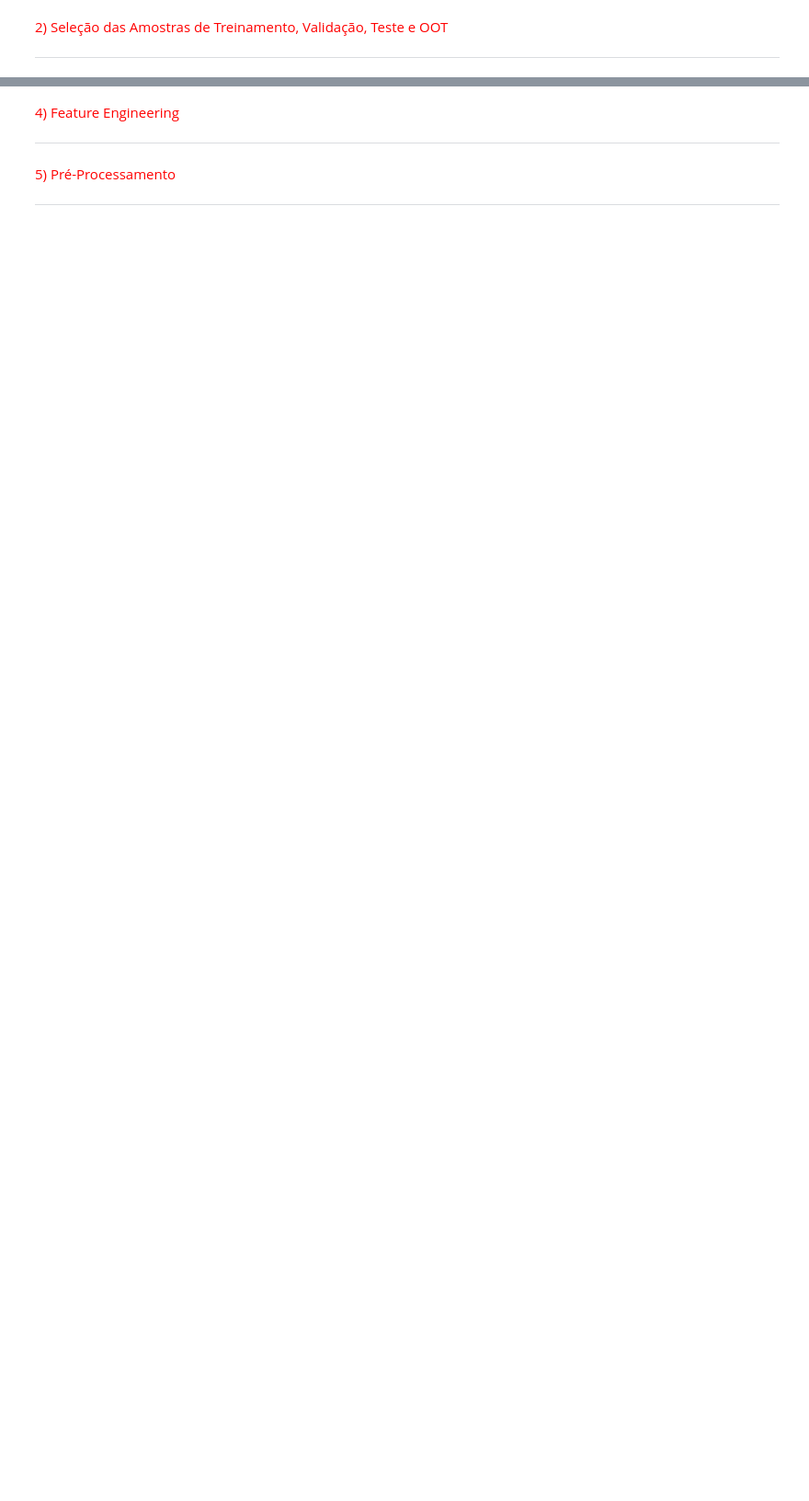
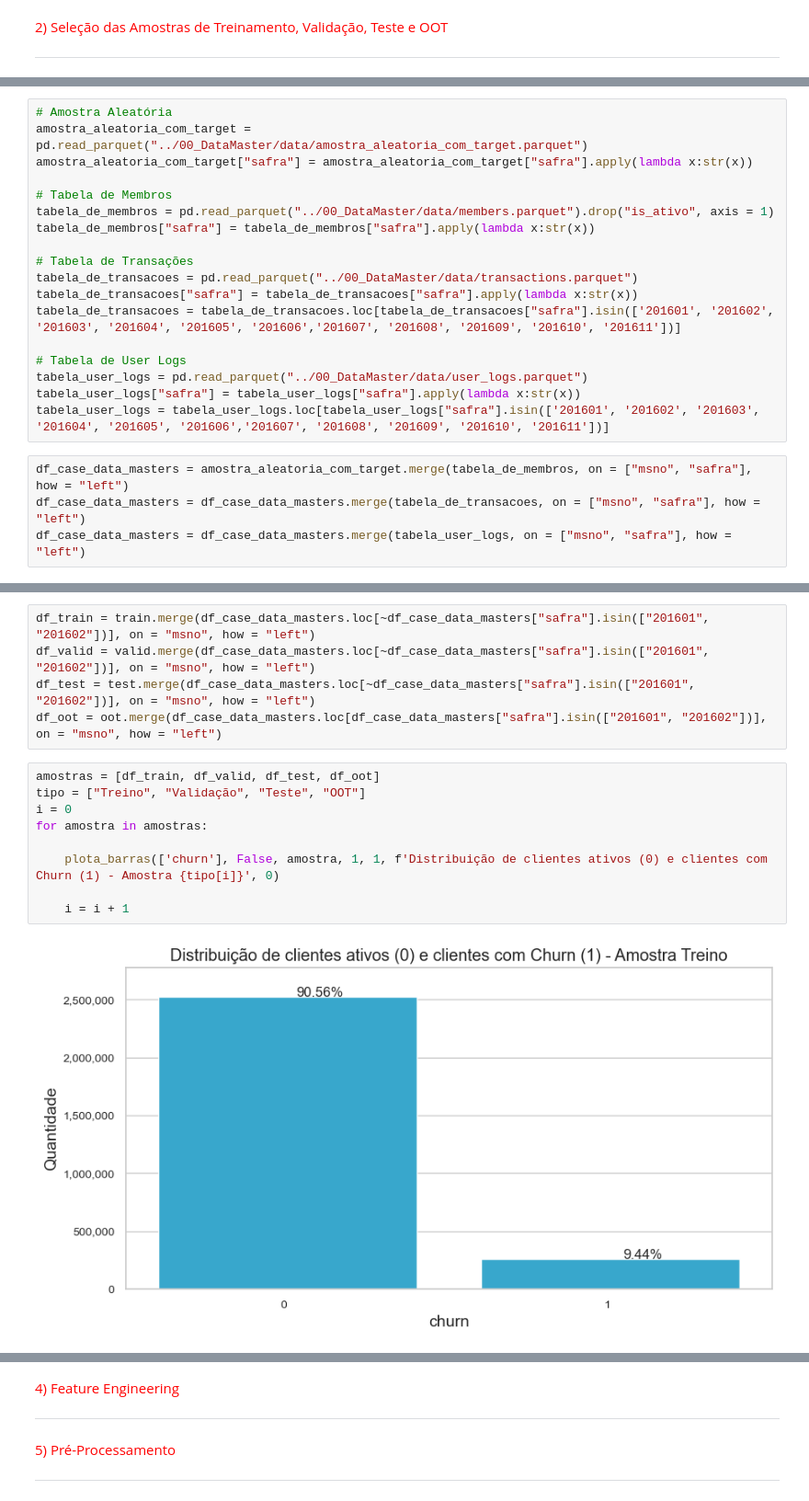
Before and after one commit to leonardovargas10/Case_Data_Master, a Jupyter notebook: Case_Data_Master.ipynb, the cells around one changed output, grey strips where cells are left out. Shown at 92% size. Drawn from its saved outputs; the diff is of its cells as text; blank space fills up the shorter version.

```diff
--- a/Case_Data_Master.ipynb
+++ b/Case_Data_Master.ipynb
@@ -140,0 +314,22 @@ only showing top 2 rows
+# %%
+# Amostra Aleatória
+amostra_aleatoria_com_target = pd.read_parquet("../00_DataMaster/data/amostra_aleatoria_com_target.parquet")
+amostra_aleatoria_com_target["safra"] = amostra_aleatoria_com_target["safra"].apply(lambda x:str(x))
+
+# Tabela de Membros
+tabela_de_membros = pd.read_parquet("../00_DataMaster/data/members.parquet").drop("is_ativo", axis = 1)
+tabela_de_membros["safra"] = tabela_de_membros["safra"].apply(lambda x:str(x))
+
+# Tabela de Transações
+tabela_de_transacoes = pd.read_parquet("../00_DataMaster/data/transactions.parquet")
+tabela_de_transacoes["safra"] = tabela_de_transacoes["safra"].apply(lambda x:str(x))
+tabela_de_transacoes = tabela_de_transacoes.loc[tabela_de_transacoes["safra"].isin(['201601', '201602', '201603', '201604', '201605', '201606','201607', '201608', '201609', '201610', '201611'])]
+
+# Tabela de User Logs
+tabela_user_logs = pd.read_parquet("../00_DataMaster/data/user_logs.parquet")
+tabela_user_logs["safra"] = tabela_user_logs["safra"].apply(lambda x:str(x))
+tabela_user_logs = tabela_user_logs.loc[tabela_user_logs["safra"].isin(['201601', '201602', '201603', '201604', '201605', '201606','201607', '201608', '201609', '201610', '201611'])]
+# %%
+df_case_data_masters = amostra_aleatoria_com_target.merge(tabela_de_membros, on = ["msno", "safra"], how = "left")
+df_case_data_masters = df_case_data_masters.merge(tabela_de_transacoes, on = ["msno", "safra"], how = "left")
+df_case_data_masters = df_case_data_masters.merge(tabela_user_logs, on = ["msno", "safra"], how = "left")
@@ -140,0 +409,16 @@ only showing top 2 rows
+# %%
+df_train = train.merge(df_case_data_masters.loc[~df_case_data_masters["safra"].isin(["201601", "201602"])], on = "msno", how = "left")
+df_valid = valid.merge(df_case_data_masters.loc[~df_case_data_masters["safra"].isin(["201601", "201602"])], on = "msno", how = "left")
+df_test = test.merge(df_case_data_masters.loc[~df_case_data_masters["safra"].isin(["201601", "201602"])], on = "msno", how = "left")
+df_oot = oot.merge(df_case_data_masters.loc[df_case_data_masters["safra"].isin(["201601", "201602"])], on = "msno", how = "left")
+# %%
+amostras = [df_train, df_valid, df_test, df_oot]
+tipo = ["Treino", "Validação", "Teste", "OOT"]
+i = 0
+for amostra in amostras:
+
+    plota_barras(['churn'], False, amostra, 1, 1, f'Distribuição de clientes ativos (0) e clientes com Churn (1) - Amostra {tipo[i]}', 0)
+
+    i = i + 1
+# %% [output]
+[figure, added]
```
Also changed, not shown: parts of 37 cells of this notebook, 6 other files.
